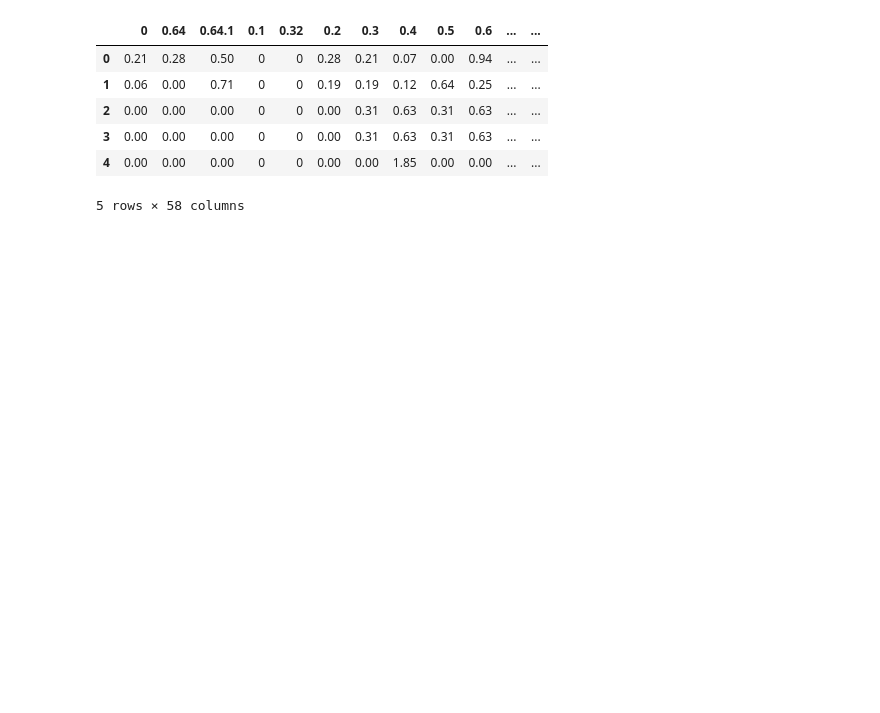
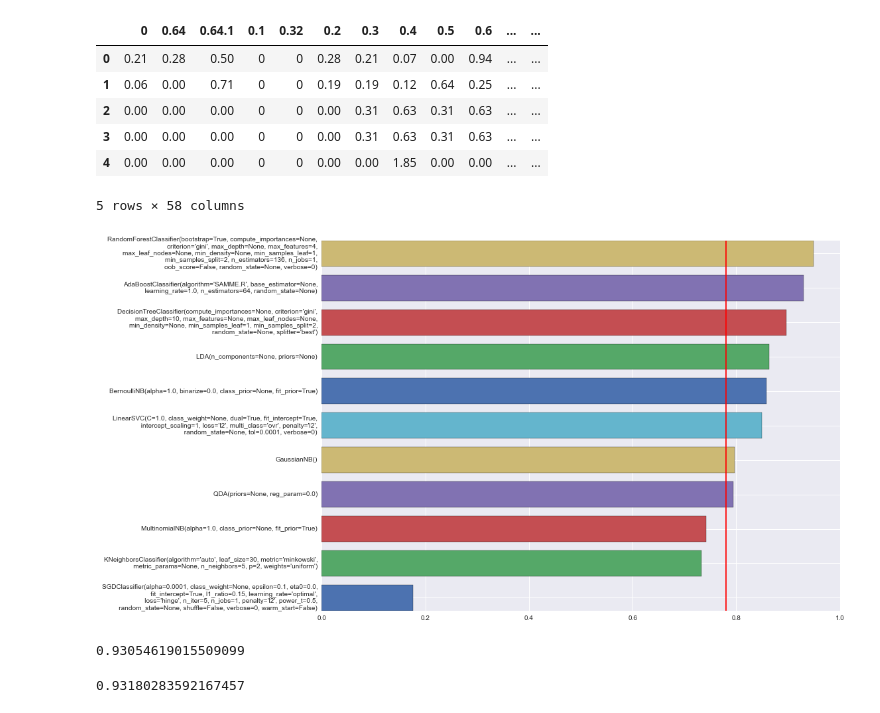
Before and after one commit to tiyd-python-2015-01/spambase, a Jupyter notebook: spambase.ipynb, the cells around one changed output. Cells and saved outputs as stored; diff of their text form; code cells hidden in the pictures; blank space fills up the shorter version.

```diff
--- a/spambase.ipynb
+++ b/spambase.ipynb
@@ -24,12 +37,22 @@ x_train, x_test, y_train, y_test = train_test_split(orig_train, orig_answ, test_
 # %%
-gau_bayesian = GaussianNB()
-classifier = gau_bayesian
+def run_model(classifier, x_train, y_train, x_test, y_test, orig_train, orig_answ):
 
-classifier.fit(x_train, y_train)
-predicted = classifier.predict(x_test)
+    #print(classifier)
+    classifier.fit(x_train, y_train)
+    predicted = classifier.predict(x_test)
 
-print(metrics.classification_report(y_test, predicted))
-print(metrics.confusion_matrix(y_test, predicted))
-print(metrics.f1_score(y_test, predicted))
+    #print(metrics.classification_report(y_test, predicted))
+    #print(metrics.confusion_matrix(y_test, predicted))
+    #scores = cross_val_score(classifier, orig_train, orig_answ, cv=5)
+    #print(metrics.f1_score(y_test, predicted))
 
-scores = cross_val_score(classifier, orig_train, orig_answ)
+    return metrics.f1_score(y_test, predicted)
+
+def run_rank_multiple_models(list_of_models):
+    return [(model, run_model(model, x_train, y_train, x_test, y_test, orig_train, orig_answ))
+            for model
+            in list_of_models]
+
+model_list = [GaussianNB(), SGDClassifier(), KNeighborsClassifier(), LinearSVC(), DecisionTreeClassifier(max_depth=10),
+              RandomForestClassifier(n_estimators=136, max_features=4), AdaBoostClassifier(n_estimators=64), LDA(),
+              QDA(), MultinomialNB(), BernoulliNB()]
@@ -42,0 +59,21 @@ scores = cross_val_score(classifier, iris.data, iris.target, cv=5)
+# %%
+model_results = run_rank_multiple_models(model_list)
+
+model_results.sort(key=lambda x: x[1])
+x_labels = [group[0] for group in model_results]
+x_values = [group[1] for group in model_results]
+width = .75
+height = np.arange(len(model_results))
+mean = np.array(x_values).mean()
+
+plt.yticks(height+width/2., x_labels)
+plt.barh(height, x_values, width, color = sbn.color_palette())
+plt.axvline(mean, c='r')
+plt.rc('figure', figsize=(14, 10))
+plt.show()
+# %% [output]
+[figure, added]
+# %%
+run_model(AdaBoostClassifier(n_estimators=64), x_train, y_train, x_test, y_test, orig_train, orig_answ)
+# %% [output]
+0.93054619015509099
@@ -42,0 +92,4 @@ scores = cross_val_score(classifier, iris.data, iris.target, cv=5)
+# %%
+run_model(AdaBoostClassifier(n_estimators=64), x_train, y_train, x_test, y_test, orig_train_deleting, orig_answ)
+# %% [output]
+0.93180283592167457
```
Also changed, not shown: parts of 5 cells of this notebook.
